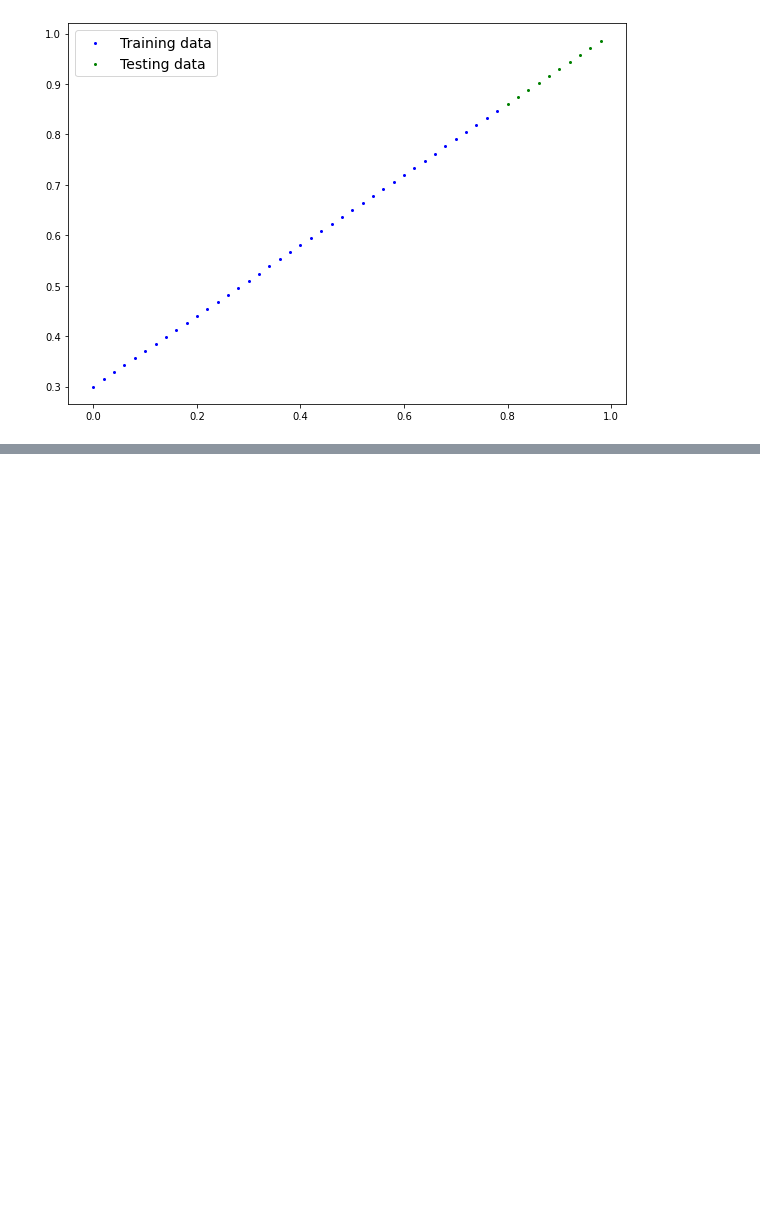
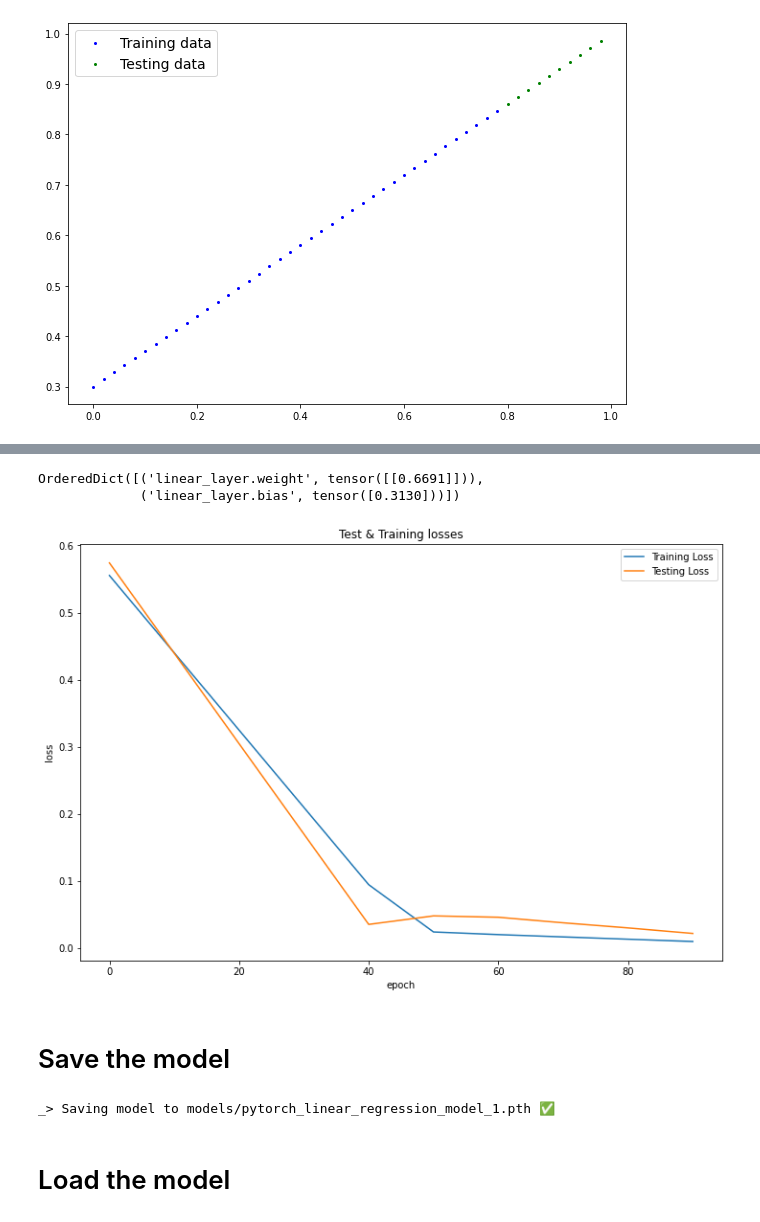
Before and after one commit to ideaguy3d/data-engineering-practice, a Jupyter notebook: pytorch_practice/pytorch_workflow_prac1.ipynb, the cells around one changed output, grey strips where cells are left out. Drawn from its saved outputs; the diff is of its cells as text; code cells hidden in the pictures; blank space fills up the shorter version.

```diff
--- a/pytorch_practice/pytorch_workflow_prac1.ipynb
+++ b/pytorch_practice/pytorch_workflow_prac1.ipynb
@@ -77,0 +167,35 @@ plot_predictions()
+# %%
+model_1.state_dict()
+# %% [output]
+OrderedDict([('linear_layer.weight', tensor([[0.6691]])),
+             ('linear_layer.bias', tensor([0.3130]))])
+# %%
+plt.plot(epoch_counter, np.array(torch.tensor(losses).numpy()), label="Training Loss")
+plt.plot(epoch_counter, test_losses, label="Testing Loss")
+plt.title("Test & Training losses")
+plt.xlabel("epoch")
+plt.ylabel("loss")
+plt.legend()
+plt.gcf().set_size_inches(12, 8)
+plt.show()
+# %% [output]
+[figure, added]
+# %% [markdown]
+# Save the model
+# %%
+# create the models directory
+MODEL_PATH = Path("models")
+MODEL_PATH.mkdir(parents=True, exist_ok=True)
+
+# create the model save path
+model_name = [name for name in globals() if globals()[name] is model_1][0]
+MODEL_NAME = f"pytorch_linear_regression_{model_name}.pth"
+MODEL_SAVE_PATH = MODEL_PATH / MODEL_NAME
+
+# save the model state dict
+print(f"\n_> Saving model to {MODEL_SAVE_PATH} ✅\n")
+torch.save(obj=model_1.state_dict(), f=MODEL_SAVE_PATH)
+# %% [output]
+_> Saving model to models/pytorch_linear_regression_model_1.pth ✅
+# %% [markdown]
+# Load the model
```
Also changed, not shown: parts of 10 cells of this notebook, 2 other files.
